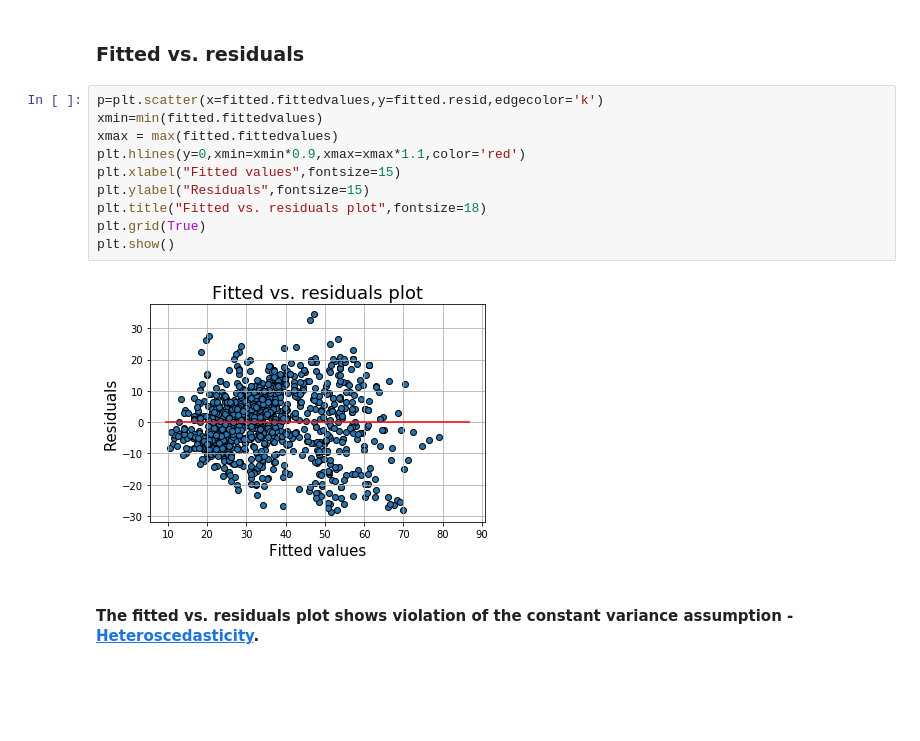
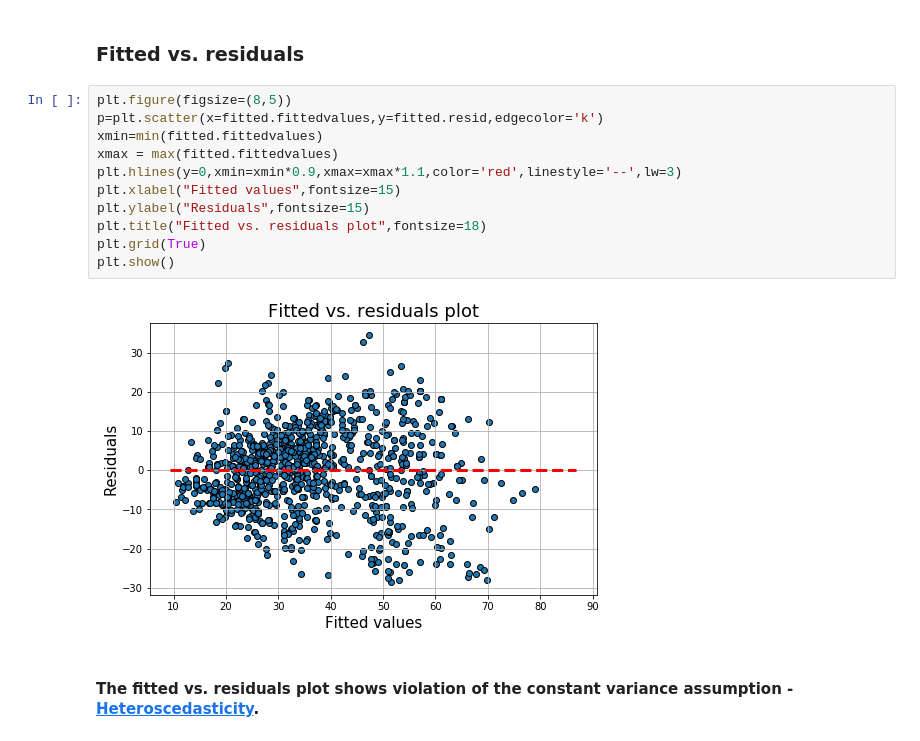
Before and after one commit to naturalspirit-dev/Machine-Learning-Jupyter, a Jupyter notebook: Regression/Regression_Diagnostics.ipynb, the cells around one changed output. Saved outputs shown, nothing was run; the diff lists cells and outputs as text; blank space fills up the shorter version.

```diff
--- a/Regression/Regression_Diagnostics.ipynb
+++ b/Regression/Regression_Diagnostics.ipynb
@@ -232,17 +237,18 @@ for c in df1.columns[:-1]:
 # %% [markdown]
 ### Fitted vs. residuals
 # %%
+plt.figure(figsize=(8,5))
 p=plt.scatter(x=fitted.fittedvalues,y=fitted.resid,edgecolor='k')
 xmin=min(fitted.fittedvalues)
 xmax = max(fitted.fittedvalues)
-plt.hlines(y=0,xmin=xmin*0.9,xmax=xmax*1.1,color='red')
+plt.hlines(y=0,xmin=xmin*0.9,xmax=xmax*1.1,color='red',linestyle='--',lw=3)
 plt.xlabel("Fitted values",fontsize=15)
 plt.ylabel("Residuals",fontsize=15)
 plt.title("Fitted vs. residuals plot",fontsize=18)
 plt.grid(True)
 plt.show()
 # %% [output]
-[figure, old version]
+[figure, new version]
 # %% [markdown]
 #### The fitted vs. residuals plot shows violation of the constant variance assumption - [Heteroscedasticity](http://www.statsmakemecry.com/smmctheblog/confusing-stats-terms-explained-heteroscedasticity-heteroske.html).
 # %% [markdown]
```
Also changed, not shown: parts of 5 cells of this notebook.
